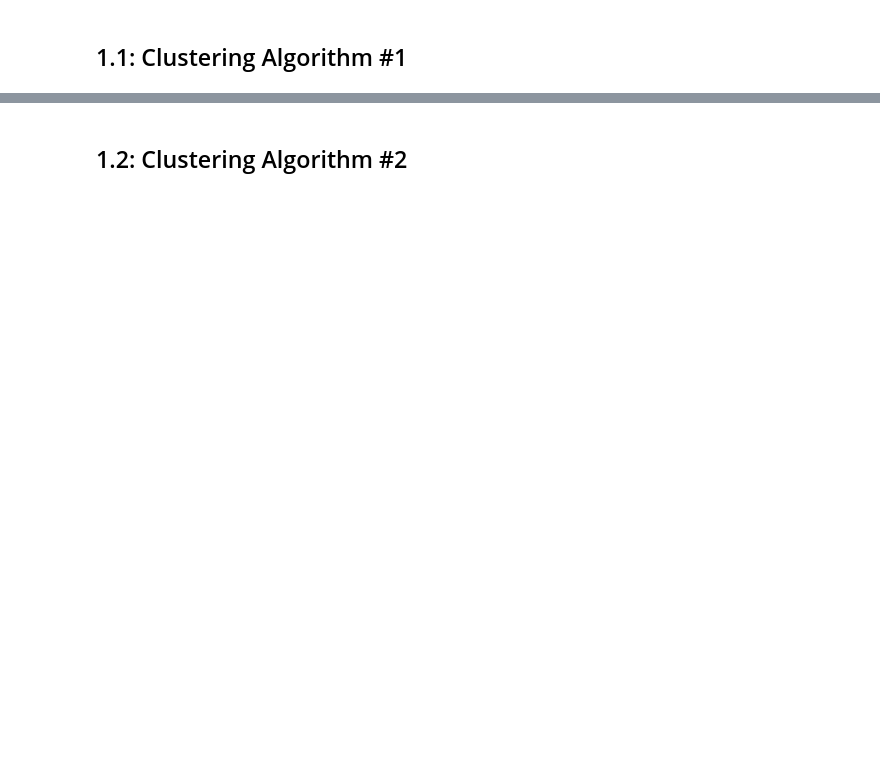
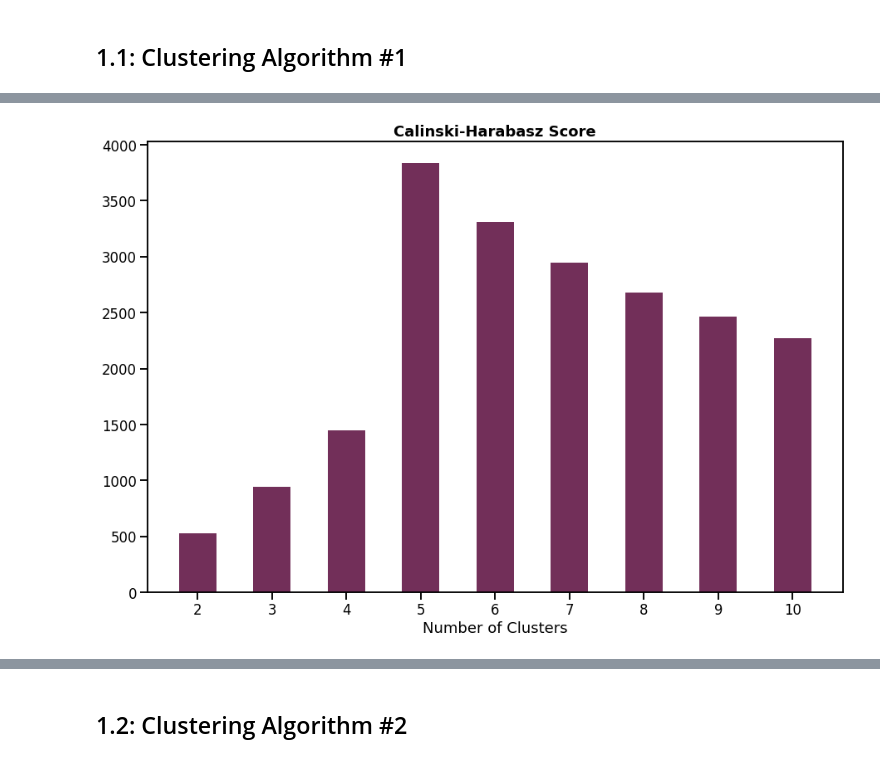
Before and after one commit to mohansameer1983/queens-mmai-869, a Jupyter notebook: 2022_869_SameerMohan.ipynb, the cells around one changed output, grey strips where cells are left out. Drawn from its saved outputs; the diff is of its cells as text; code cells hidden in the pictures; blank space fills up the shorter version.

```diff
--- a/2022_869_SameerMohan.ipynb
+++ b/2022_869_SameerMohan.ipynb
@@ -131,0 +222,10 @@ memory usage: 15.9 KB
+# %%
+# plotting calinski_harabasz_scores
+pyplot.figure(figsize=(15, 10))
+pyplot.bar(range(len(calinski_harabasz_scores)), list(calinski_harabasz_scores), align='center', color='#722f59', width=0.5)
+pyplot.xticks(range(len(calinski_harabasz_scores)), list(parameters))
+pyplot.title('Calinski-Harabasz Score', fontweight='bold')
+pyplot.xlabel('Number of Clusters')
+pyplot.show()
+# %% [output]
+[figure, added]
```
Also changed, not shown: parts of 72 cells of this notebook.
